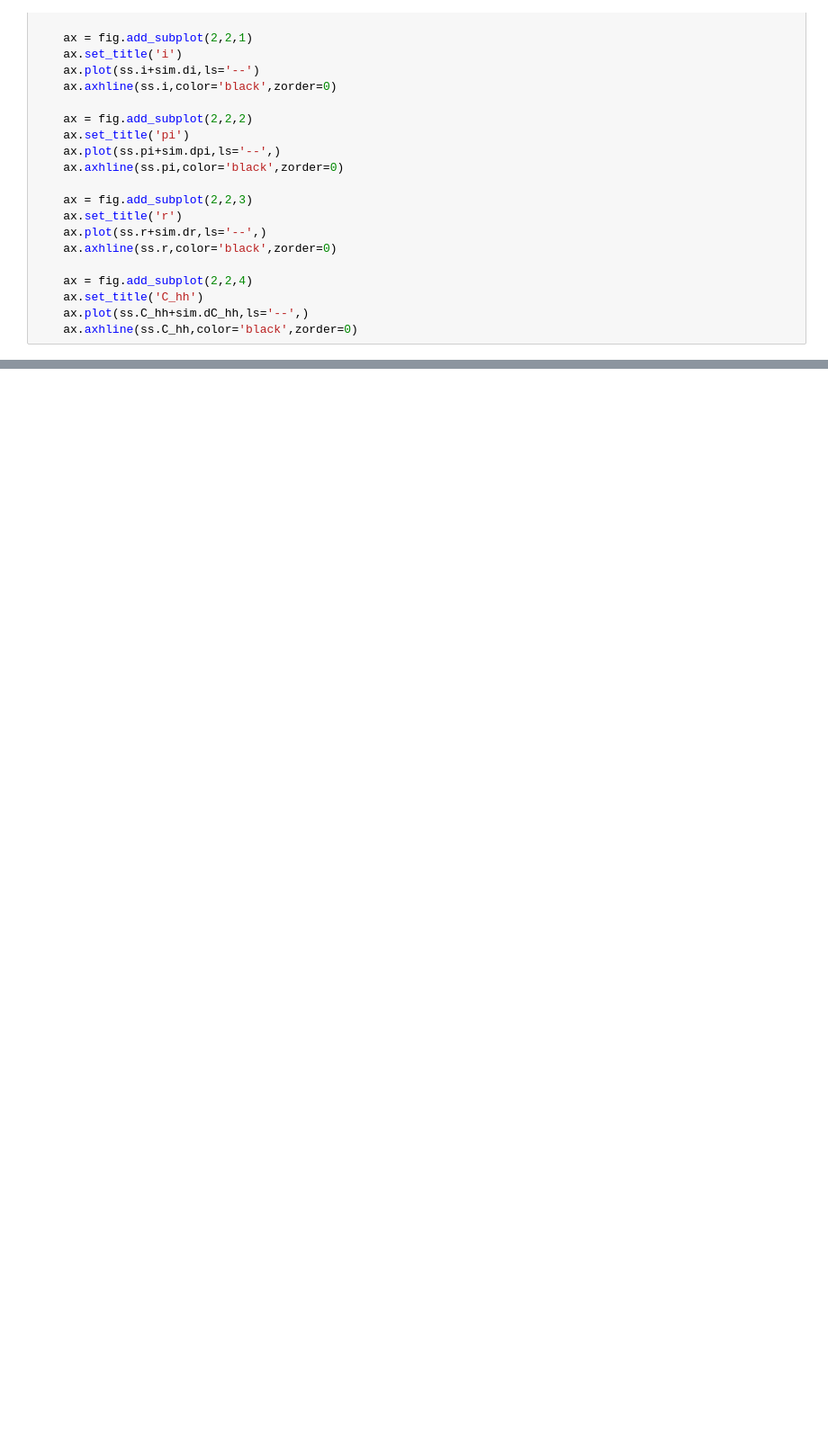
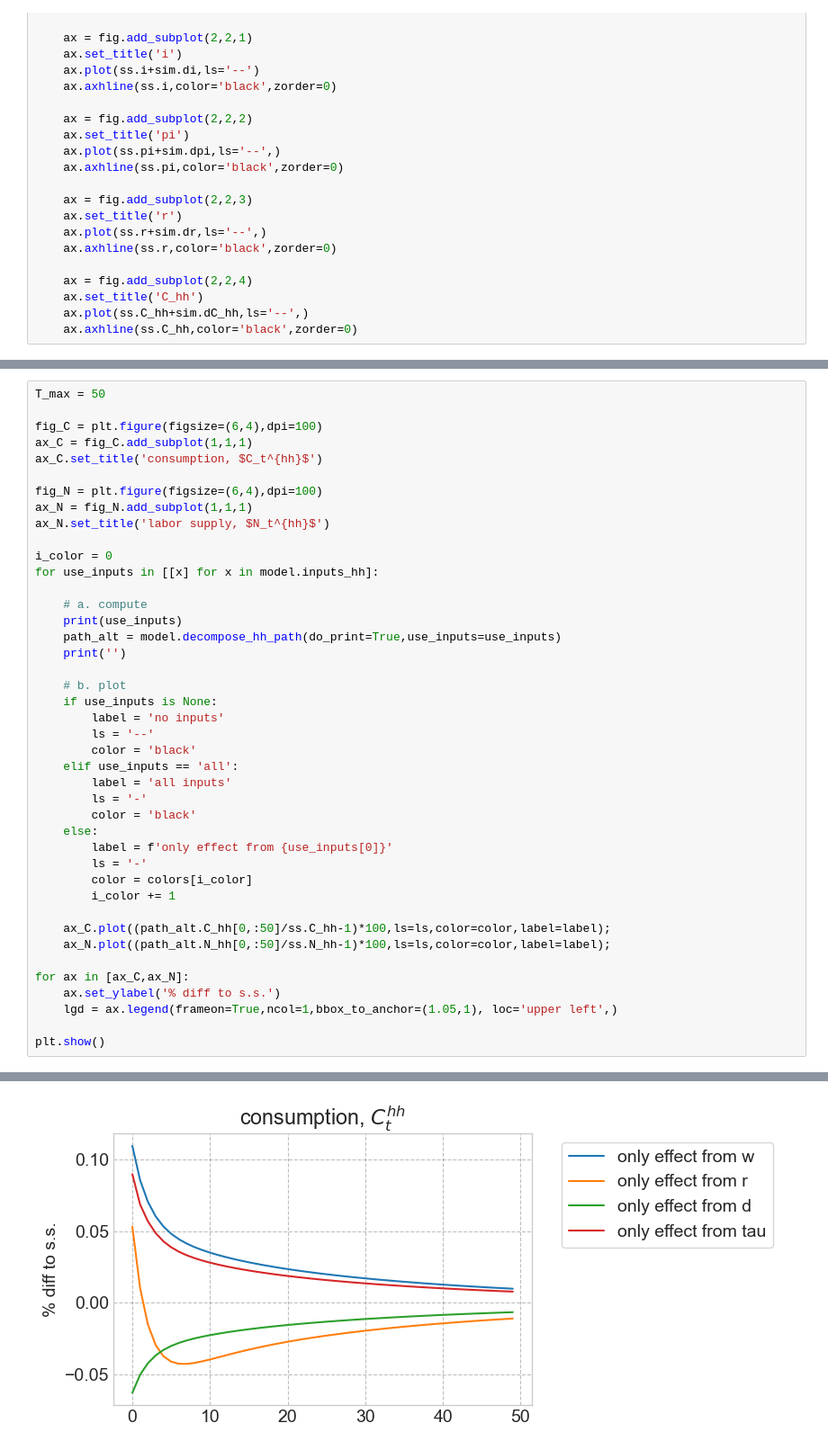
Before and after one commit to NumEconCopenhagen/GEModelToolsNotebooks, a Jupyter notebook: HANK/HANK.ipynb, the cells around one changed output, grey strips where cells are left out. Shown at 90% size. Drawn from its saved outputs; the diff is of its cells as text; blank space fills up the shorter version.

```diff
--- a/HANK/HANK.ipynb
+++ b/HANK/HANK.ipynb
@@ -299,0 +303,43 @@ model_sim()
+# %%
+T_max = 50
+
+fig_C = plt.figure(figsize=(6,4),dpi=100)
+ax_C = fig_C.add_subplot(1,1,1)
+ax_C.set_title('consumption, $C_t^{hh}$')
+
+fig_N = plt.figure(figsize=(6,4),dpi=100)
+ax_N = fig_N.add_subplot(1,1,1)
+ax_N.set_title('labor supply, $N_t^{hh}$')
+
+i_color = 0
+for use_inputs in [[x] for x in model.inputs_hh]:
+
+    # a. compute
+    print(use_inputs)
+    path_alt = model.decompose_hh_path(do_print=True,use_inputs=use_inputs)
+    print('')
+
+    # b. plot
+    if use_inputs is None:
+        label = 'no inputs'
+        ls = '--'
+        color = 'black'
+    elif use_inputs == 'all':
+        label = 'all inputs'
+        ls = '-'
+        color = 'black'
+    else:
+        label = f'only effect from {use_inputs[0]}'
+        ls = '-'
+        color = colors[i_color]
+        i_color += 1
+
+    ax_C.plot((path_alt.C_hh[0,:50]/ss.C_hh-1)*100,ls=ls,color=color,label=label);
+    ax_N.plot((path_alt.N_hh[0,:50]/ss.N_hh-1)*100,ls=ls,color=color,label=label);
+
+for ax in [ax_C,ax_N]:
+    ax.set_ylabel('% diff to s.s.')
+    lgd = ax.legend(frameon=True,ncol=1,bbox_to_anchor=(1.05,1), loc='upper left',)
+
+plt.show()
+# %% [output]
@@ -299,0 +361 @@ model_sim()
+[figure, added]
```
Also changed, not shown: parts of 14 cells of this notebook.
